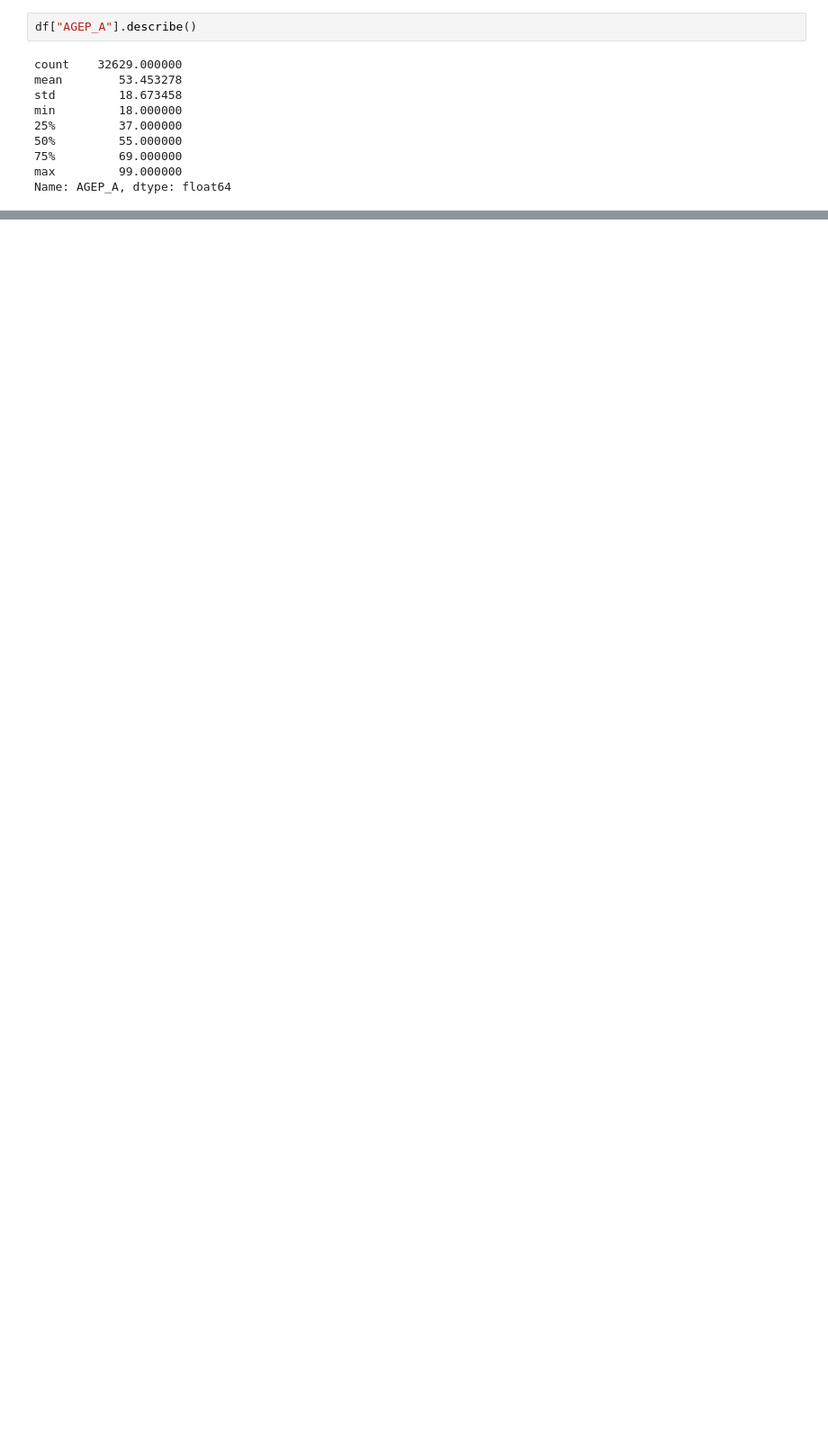
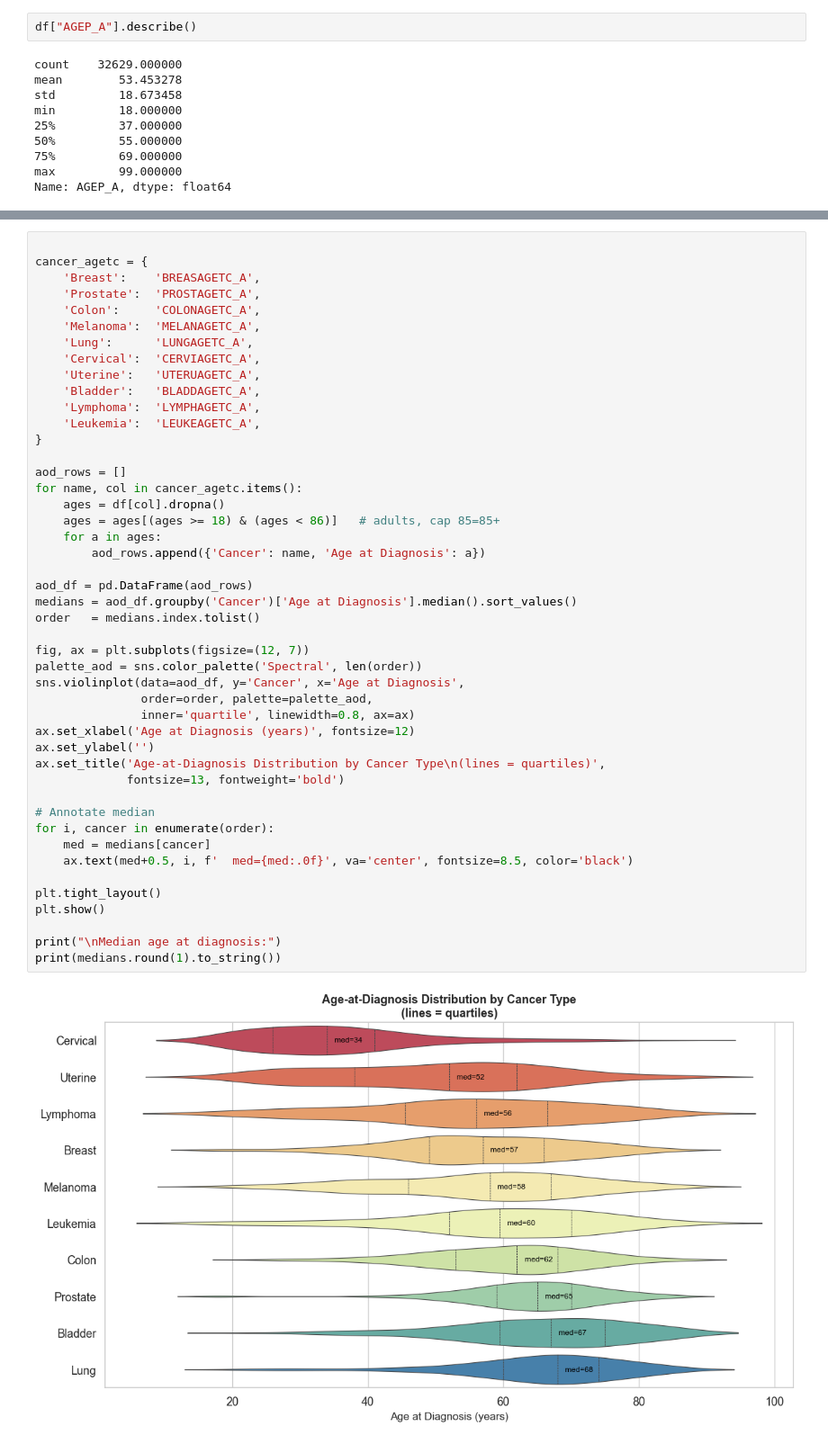
Before and after one commit to AmalBilal1/cancer-lifestyle-medicine, a Jupyter notebook: analysis.ipynb, the cells around one changed output, grey strips where cells are left out. Shown at 90% size. Drawn from its saved outputs; the diff is of its cells as text; blank space fills up the shorter version.

```diff
--- a/analysis.ipynb
+++ b/analysis.ipynb
@@ -690,0 +830,48 @@ Name: AGEP_A, dtype: float64
+# %%
+
+cancer_agetc = {
+    'Breast':    'BREASAGETC_A',
+    'Prostate':  'PROSTAGETC_A',
+    'Colon':     'COLONAGETC_A',
+    'Melanoma':  'MELANAGETC_A',
+    'Lung':      'LUNGAGETC_A',
+    'Cervical':  'CERVIAGETC_A',
+    'Uterine':   'UTERUAGETC_A',
+    'Bladder':   'BLADDAGETC_A',
+    'Lymphoma':  'LYMPHAGETC_A',
+    'Leukemia':  'LEUKEAGETC_A',
+}
+
+aod_rows = []
+for name, col in cancer_agetc.items():
+    ages = df[col].dropna()
+    ages = ages[(ages >= 18) & (ages < 86)]   # adults, cap 85=85+
+    for a in ages:
+        aod_rows.append({'Cancer': name, 'Age at Diagnosis': a})
+
+aod_df = pd.DataFrame(aod_rows)
+medians = aod_df.groupby('Cancer')['Age at Diagnosis'].median().sort_values()
+order   = medians.index.tolist()
+
+fig, ax = plt.subplots(figsize=(12, 7))
+palette_aod = sns.color_palette('Spectral', len(order))
+sns.violinplot(data=aod_df, y='Cancer', x='Age at Diagnosis',
+               order=order, palette=palette_aod,
+               inner='quartile', linewidth=0.8, ax=ax)
+ax.set_xlabel('Age at Diagnosis (years)', fontsize=12)
+ax.set_ylabel('')
+ax.set_title('Age-at-Diagnosis Distribution by Cancer Type\n(lines = quartiles)',
+             fontsize=13, fontweight='bold')
+
+# Annotate median
+for i, cancer in enumerate(order):
+    med = medians[cancer]
+    ax.text(med+0.5, i, f'  med={med:.0f}', va='center', fontsize=8.5, color='black')
+
+plt.tight_layout()
+plt.show()
+
+print("\nMedian age at diagnosis:")
+print(medians.round(1).to_string())
+# %% [output]
+[figure, added]
```
Also changed, not shown: parts of 30 cells of this notebook, 1 other file.
